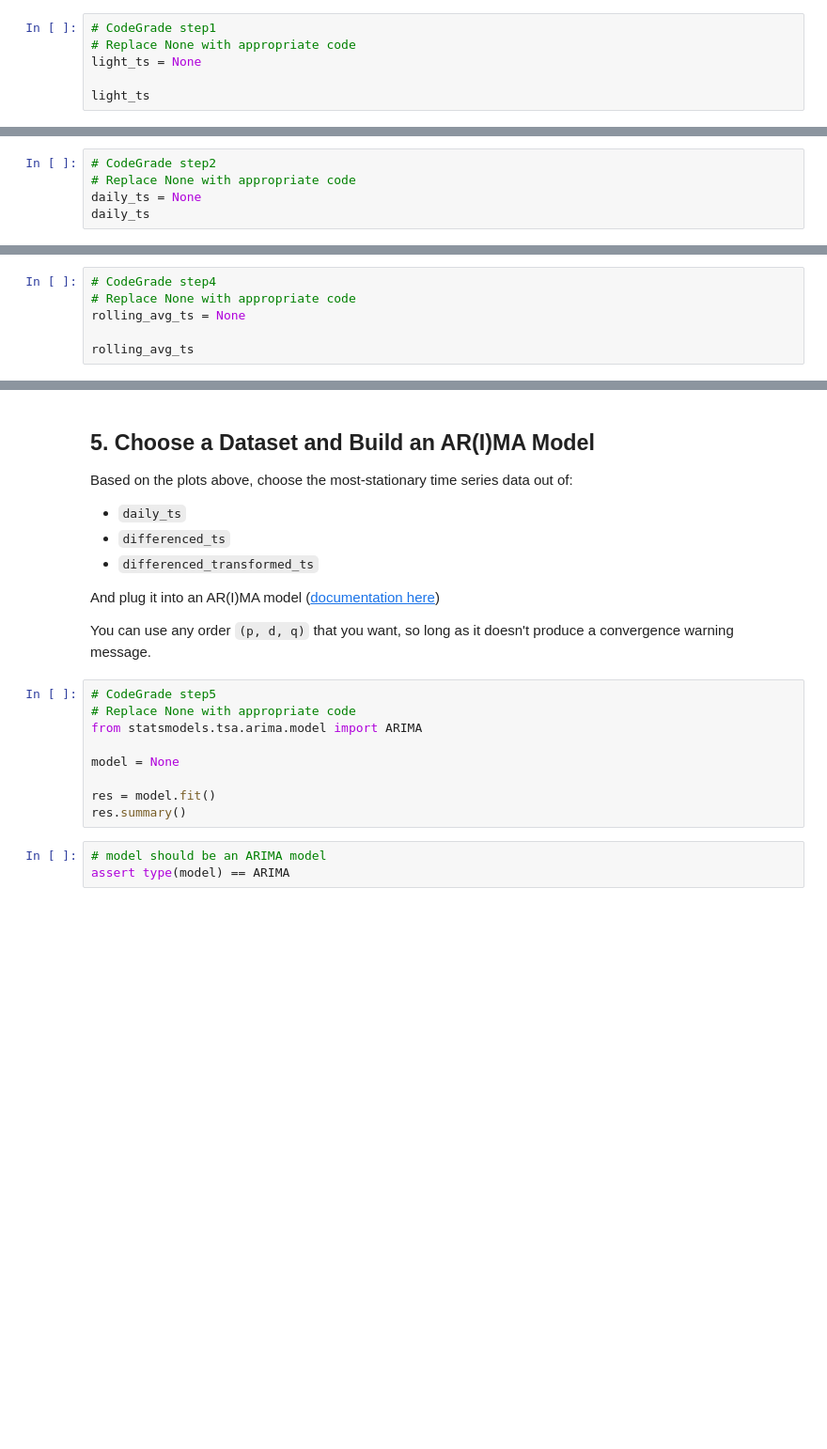
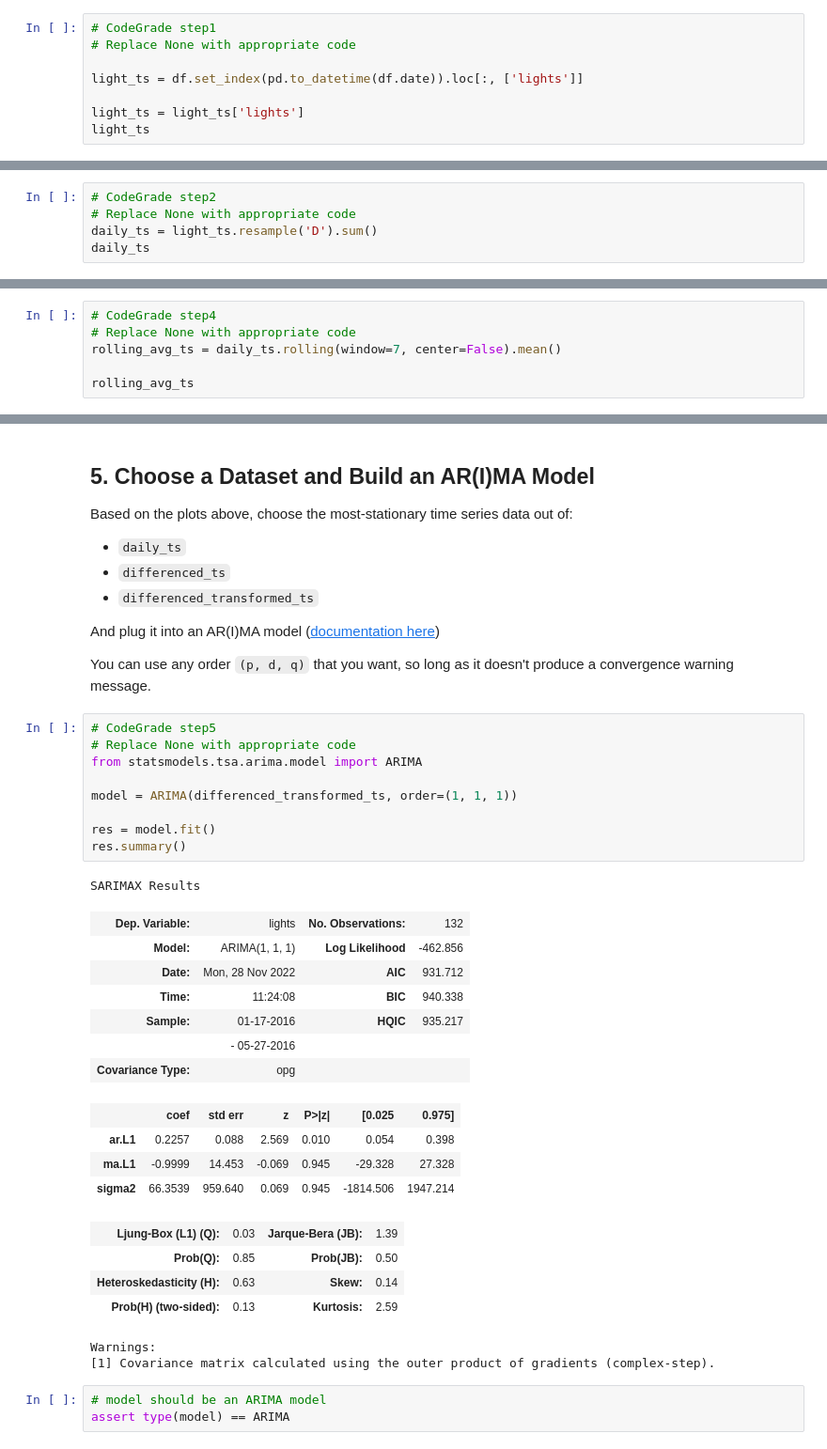
Before and after one commit to mccafj/DS-Live-091922, a Jupyter notebook: Phase4/assessments/Time_Series_CP/index.ipynb, the cells around one changed output, grey strips where cells are left out. Shown at 94% size. Saved outputs shown, nothing was run; the diff lists cells and outputs as text; blank space fills up the shorter version.

```diff
--- a/Phase4/assessments/Time_Series_CP/index.ipynb
+++ b/Phase4/assessments/Time_Series_CP/index.ipynb
@@ -32,6 +46,8 @@ As noted previously, we do not need all of the columns of `df`. Create a `pandas
 # %%
 # CodeGrade step1
 # Replace None with appropriate code
-light_ts = None
 
+light_ts = df.set_index(pd.to_datetime(df.date)).loc[:, ['lights']]
+
+light_ts = light_ts['lights']
 light_ts
@@ -59,5 +89,5 @@ Create a `Series` called `daily_ts` which contains the data from `light_ts` down
 # %%
 # CodeGrade step2
 # Replace None with appropriate code
-daily_ts = None
+daily_ts = light_ts.resample('D').sum()
 daily_ts
@@ -94,6 +159,6 @@ Create a `Series` called `rolling_avg_ts` that represents the **weekly (7-day)**
 # %%
 # CodeGrade step4
 # Replace None with appropriate code
-rolling_avg_ts = None
+rolling_avg_ts = daily_ts.rolling(window=7, center=False).mean()
 
 rolling_avg_ts
@@ -146,12 +227,31 @@ You can use any order `(p, d, q)` that you want, so long as it doesn't produce a
 # %%
 # CodeGrade step5
 # Replace None with appropriate code
 from statsmodels.tsa.arima.model import ARIMA
 
-model = None
+model = ARIMA(differenced_transformed_ts, order=(1, 1, 1))
 
 res = model.fit()
 res.summary()
+# %% [output]
+SARIMAX Results
+| Dep. Variable: | lights | No. Observations: | 132 |
+| Model: | ARIMA(1, 1, 1) | Log Likelihood | -462.856 |
+| Date: | Mon, 28 Nov 2022 | AIC | 931.712 |
+| Time: | 11:24:08 | BIC | 940.338 |
+| Sample: | 01-17-2016 | HQIC | 935.217 |
+|  | - 05-27-2016 |  |  |
+| Covariance Type: | opg |  |  |
+|  | coef | std err | z | P>|z| | [0.025 | 0.975] |
+| ar.L1 | 0.2257 | 0.088 | 2.569 | 0.010 | 0.054 | 0.398 |
+| ma.L1 | -0.9999 | 14.453 | -0.069 | 0.945 | -29.328 | 27.328 |
+| sigma2 | 66.3539 | 959.640 | 0.069 | 0.945 | -1814.506 | 1947.214 |
+| Ljung-Box (L1) (Q): | 0.03 | Jarque-Bera (JB): | 1.39 |
+| Prob(Q): | 0.85 | Prob(JB): | 0.50 |
+| Heteroskedasticity (H): | 0.63 | Skew: | 0.14 |
+| Prob(H) (two-sided): | 0.13 | Kurtosis: | 2.59 |
+Warnings:
+[1] Covariance matrix calculated using the outer product of gradients (complex-step).
 # %%
 # model should be an ARIMA model
 assert type(model) == ARIMA
```
Also changed, not shown: parts of 8 cells of this notebook, 1 other file.
